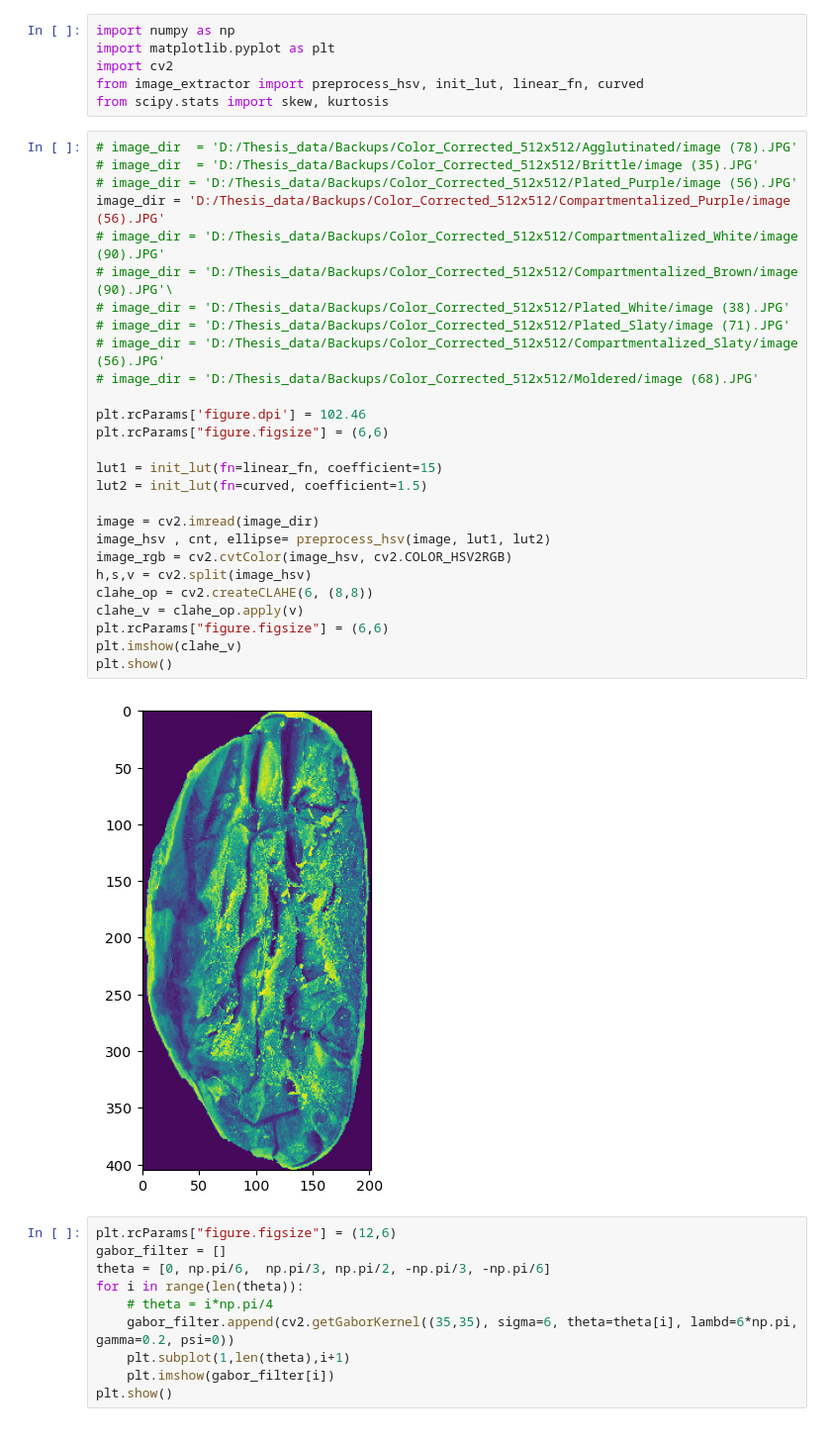
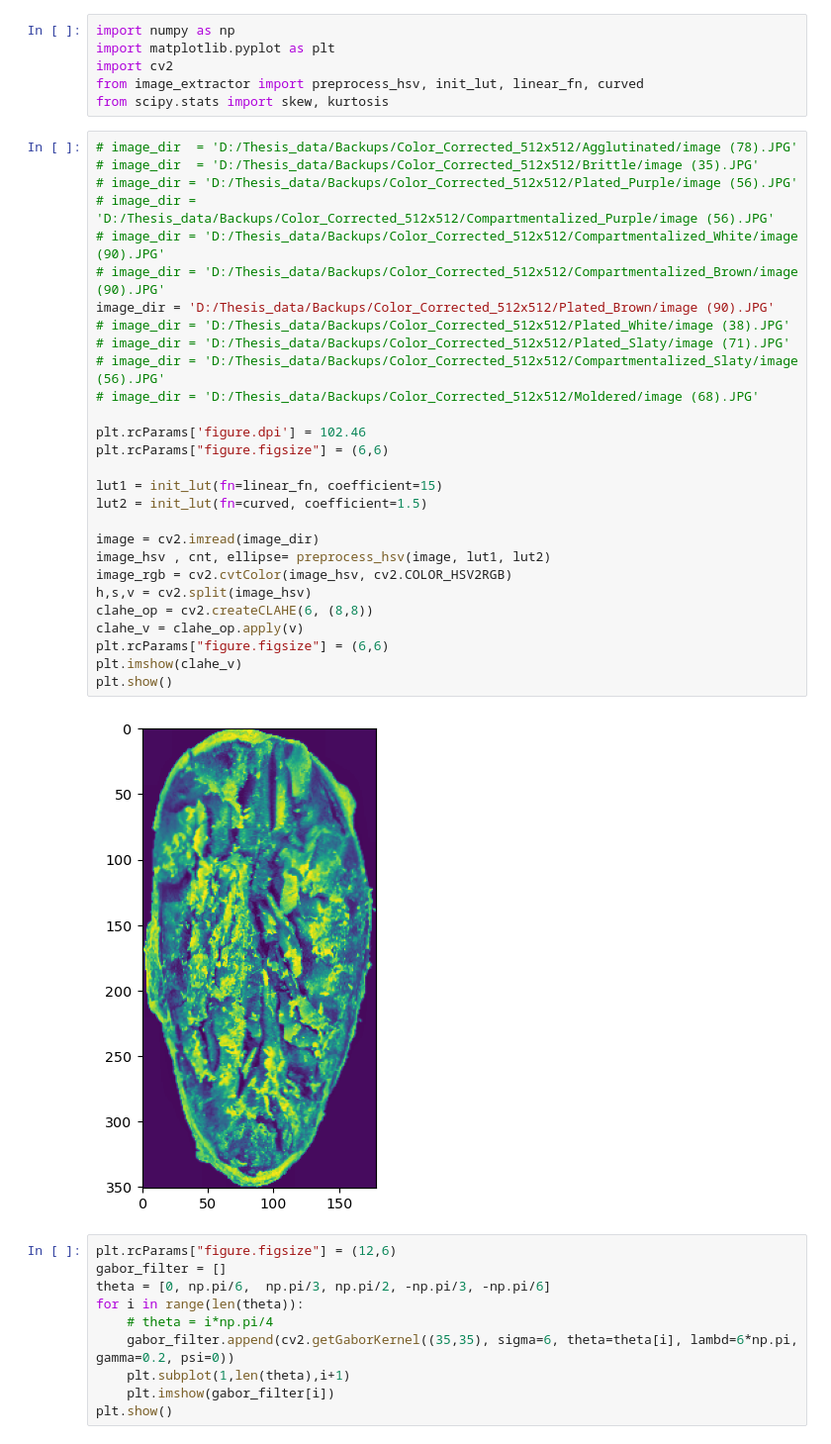
Before and after one commit to quanglochuynh/thesis2022, a Jupyter notebook: The_new_thesis_approach/structure_extractor.ipynb, the cells around one changed output. Shown at 99% size. Saved outputs shown, nothing was run; the diff lists cells and outputs as text.

```diff
--- a/The_new_thesis_approach/structure_extractor.ipynb
+++ b/The_new_thesis_approach/structure_extractor.ipynb
@@ -7,32 +7,33 @@ from scipy.stats import skew, kurtosis
 # %%
 # image_dir  = 'D:/Thesis_data/Backups/Color_Corrected_512x512/Agglutinated/image (78).JPG'
 # image_dir  = 'D:/Thesis_data/Backups/Color_Corrected_512x512/Brittle/image (35).JPG'
 # image_dir = 'D:/Thesis_data/Backups/Color_Corrected_512x512/Plated_Purple/image (56).JPG'
-image_dir = 'D:/Thesis_data/Backups/Color_Corrected_512x512/Compartmentalized_Purple/image (56).JPG'
+# image_dir = 'D:/Thesis_data/Backups/Color_Corrected_512x512/Compartmentalized_Purple/image (56).JPG'
 # image_dir = 'D:/Thesis_data/Backups/Color_Corrected_512x512/Compartmentalized_White/image (90).JPG'
-# image_dir = 'D:/Thesis_data/Backups/Color_Corrected_512x512/Compartmentalized_Brown/image (90).JPG'\
+# image_dir = 'D:/Thesis_data/Backups/Color_Corrected_512x512/Compartmentalized_Brown/image (90).JPG'
+image_dir = 'D:/Thesis_data/Backups/Color_Corrected_512x512/Plated_Brown/image (90).JPG'
 # image_dir = 'D:/Thesis_data/Backups/Color_Corrected_512x512/Plated_White/image (38).JPG'
 # image_dir = 'D:/Thesis_data/Backups/Color_Corrected_512x512/Plated_Slaty/image (71).JPG'
 # image_dir = 'D:/Thesis_data/Backups/Color_Corrected_512x512/Compartmentalized_Slaty/image (56).JPG'
 # image_dir = 'D:/Thesis_data/Backups/Color_Corrected_512x512/Moldered/image (68).JPG'
 
 plt.rcParams['figure.dpi'] = 102.46
 plt.rcParams["figure.figsize"] = (6,6)
 
 lut1 = init_lut(fn=linear_fn, coefficient=15)
 lut2 = init_lut(fn=curved, coefficient=1.5)
 
 image = cv2.imread(image_dir)
 image_hsv , cnt, ellipse= preprocess_hsv(image, lut1, lut2)
 image_rgb = cv2.cvtColor(image_hsv, cv2.COLOR_HSV2RGB)
 h,s,v = cv2.split(image_hsv)
 clahe_op = cv2.createCLAHE(6, (8,8))
 clahe_v = clahe_op.apply(v)
 plt.rcParams["figure.figsize"] = (6,6)
 plt.imshow(clahe_v)
 plt.show()
 # %% [output]
-[figure, old version]
+[figure, new version]
 # %%
 plt.rcParams["figure.figsize"] = (12,6)
 gabor_filter = []
```
Also changed, not shown: parts of 4 cells of this notebook, 19 other files.
